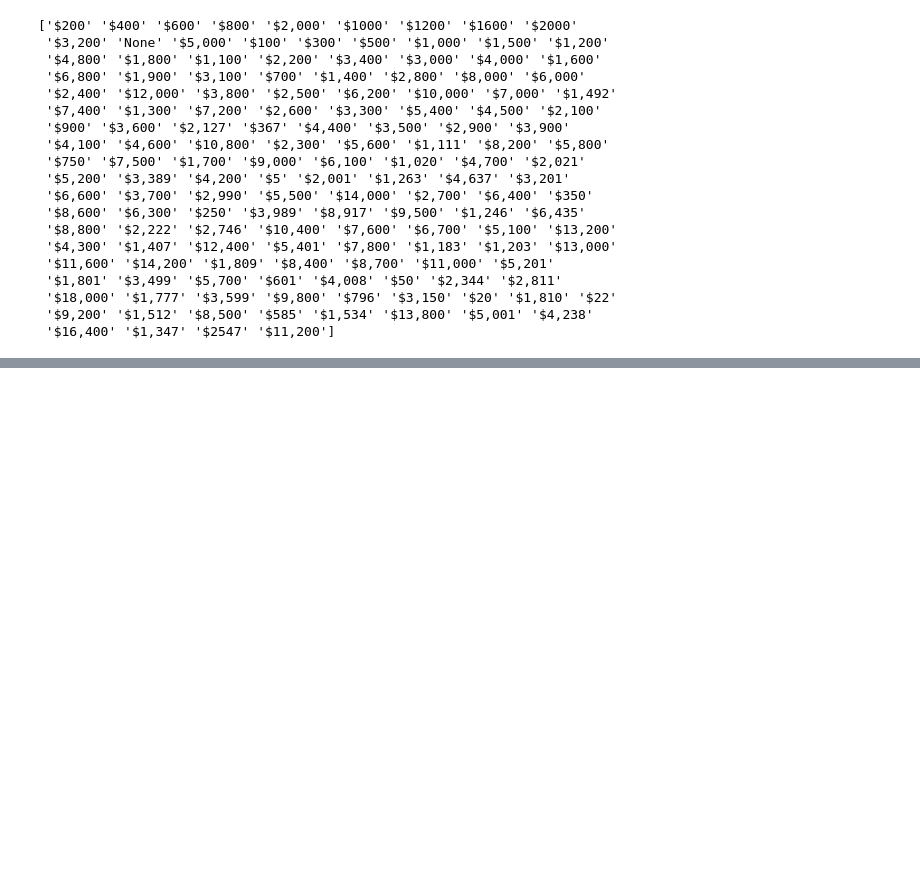
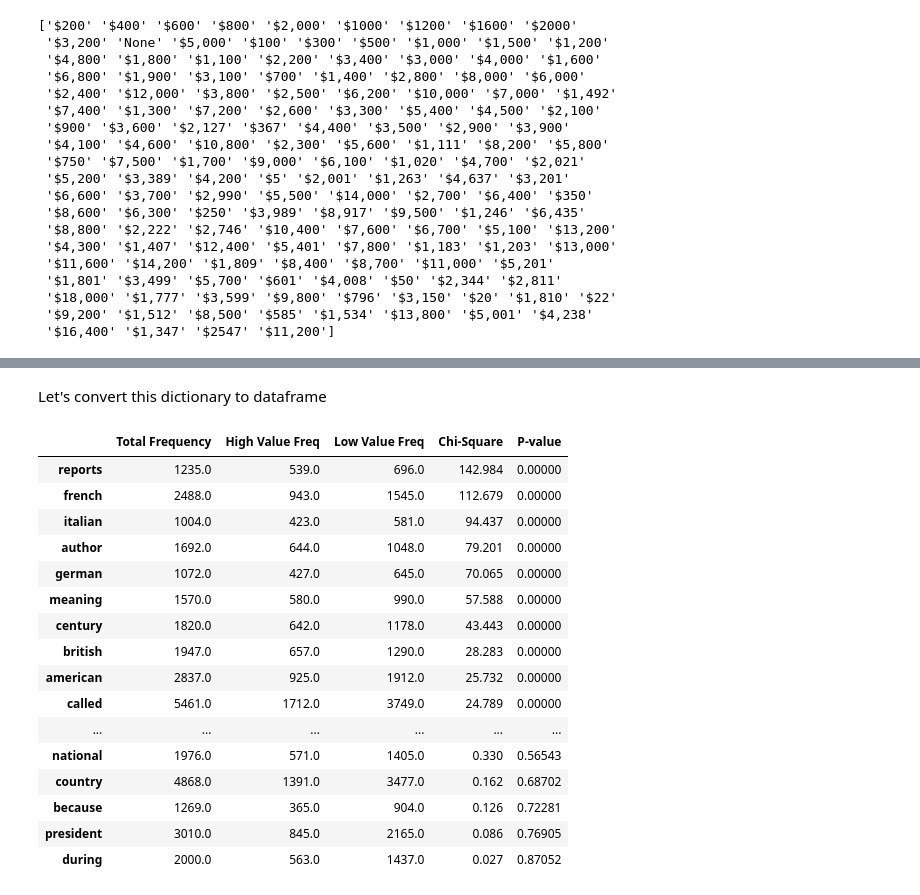
Before and after one commit to beatwad/jeopardy, a Jupyter notebook: Untitled.ipynb, the cells around one changed output, grey strips where cells are left out. Cells and saved outputs as stored; diff of their text form; code cells hidden in the pictures; blank space fills up the shorter version.

```diff
--- a/Untitled.ipynb
+++ b/Untitled.ipynb
@@ -86,0 +389,7 @@ memory usage: 7.4+ MB
+# %%
+# sort word according to their chi-square value
+popular_terms_chisq = {k: v for k, v in sorted(popular_terms_chisq.items(), key=lambda item: item[1][3], reverse=True)}
+# delete wrong words
+del popular_terms_chisq['targetblankthisa']
+del popular_terms_chisq['targetblankherea']
+popular_terms_chisq = p
@@ -86,0 +414,33 @@ memory usage: 7.4+ MB
+# %% [markdown]
+Let's convert this dictionary to dataframe
+# %%
+pd.options.display.max_columns=1000
+
+# make a dataframe from dict and transpose in
+popular_terms_df = pd.DataFrame(popular_terms_chisq, index=['Total Frequency', 'High Value Freq', 'Low Value Freq', 'Chi-Square', 'P-value'])
+popular_terms_df = popular_terms_df.transpose()
+
+# function for rounding values in dataframe
+def round_value(value):
+    return round(value, 5)
+
+popular_terms_df['P-value'] = popular_terms_df['P-value'].apply(round_value)
+popular_terms_df
+# %% [output]
+|  | Total Frequency | High Value Freq | Low Value Freq | Chi-Square | P-value |
+| reports | 1235.0 | 539.0 | 696.0 | 142.984 | 0.00000 |
+| french | 2488.0 | 943.0 | 1545.0 | 112.679 | 0.00000 |
+| italian | 1004.0 | 423.0 | 581.0 | 94.437 | 0.00000 |
+| author | 1692.0 | 644.0 | 1048.0 | 79.201 | 0.00000 |
+| german | 1072.0 | 427.0 | 645.0 | 70.065 | 0.00000 |
+| meaning | 1570.0 | 580.0 | 990.0 | 57.588 | 0.00000 |
+| century | 1820.0 | 642.0 | 1178.0 | 43.443 | 0.00000 |
+| british | 1947.0 | 657.0 | 1290.0 | 28.283 | 0.00000 |
+| american | 2837.0 | 925.0 | 1912.0 | 25.732 | 0.00000 |
+| called | 5461.0 | 1712.0 | 3749.0 | 24.789 | 0.00000 |
+| ... | ... | ... | ... | ... | ... |
+| national | 1976.0 | 571.0 | 1405.0 | 0.330 | 0.56543 |
+| country | 4868.0 | 1391.0 | 3477.0 | 0.162 | 0.68702 |
+| because | 1269.0 | 365.0 | 904.0 | 0.126 | 0.72281 |
+| president | 3010.0 | 845.0 | 2165.0 | 0.086 | 0.76905 |
+| during | 2000.0 | 563.0 | 1437.0 | 0.027 | 0.87052 |
```
Also changed, not shown: parts of 32 cells of this notebook.
